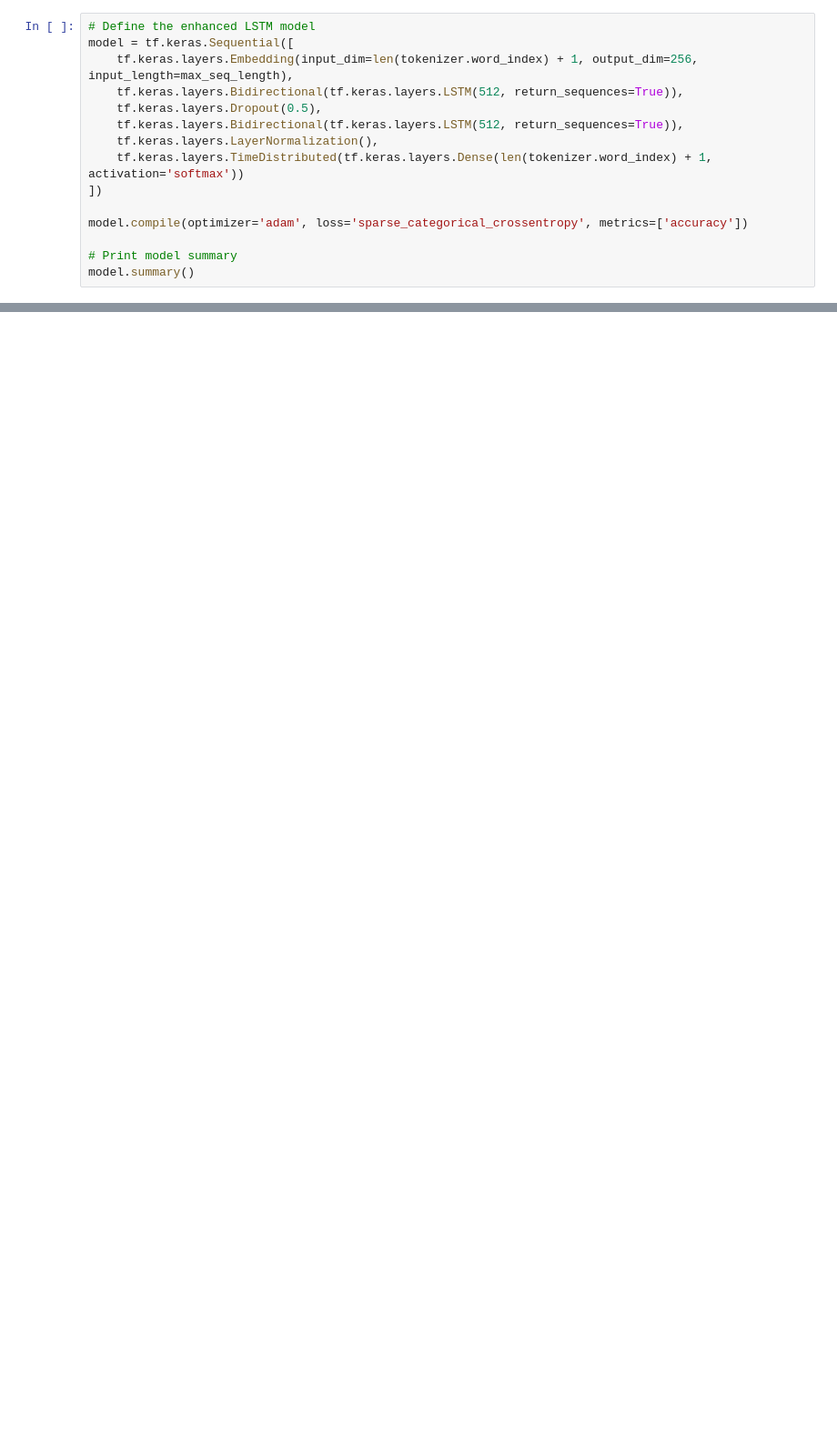
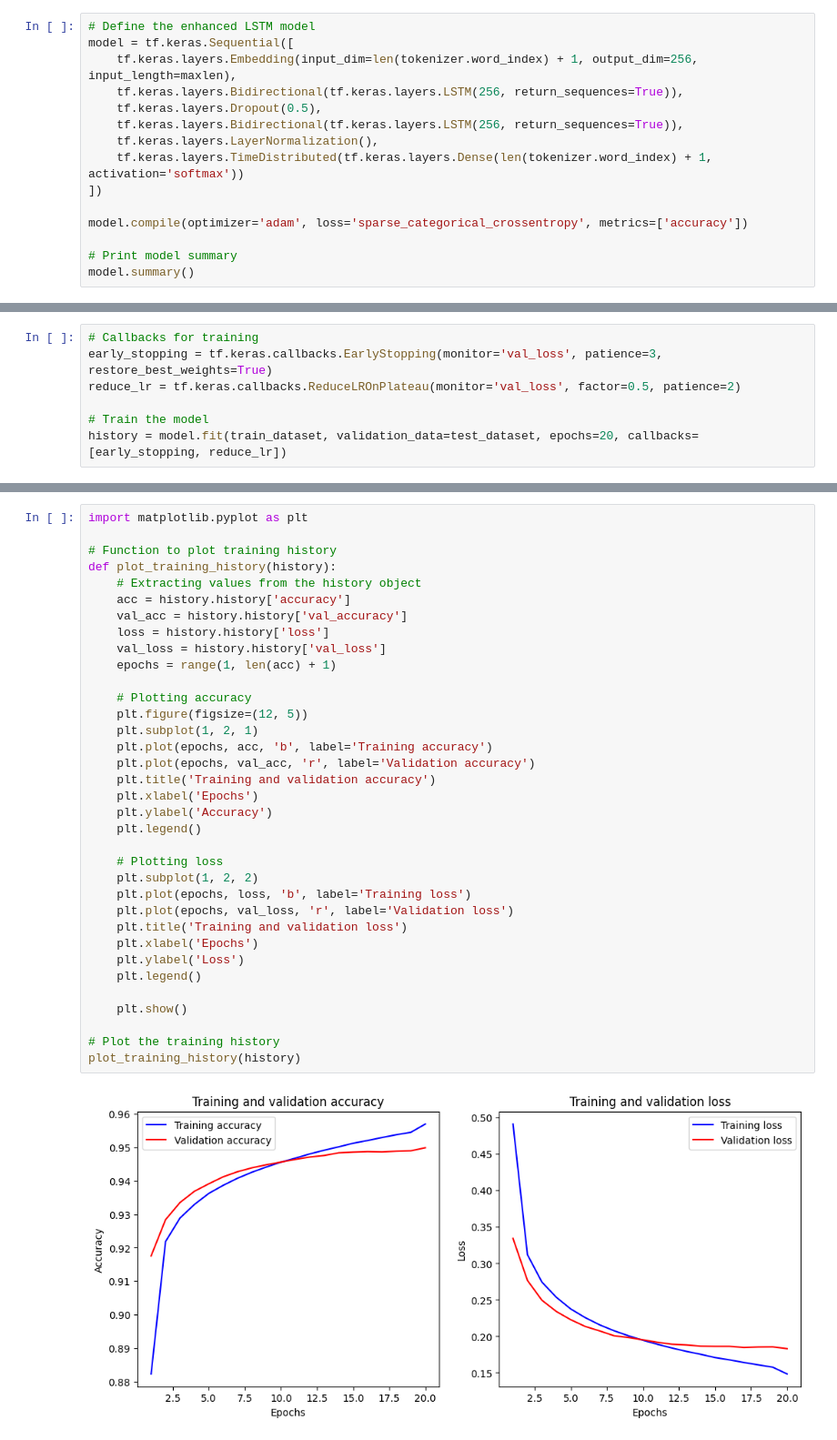
Before and after one commit to ArpanDhot/Grammer-AI-corrector, a Jupyter notebook: Grammer Error Model/Model traning.ipynb, the cells around one changed output, grey strips where cells are left out. Shown at 91% size. Drawn from its saved outputs; the diff is of its cells as text; blank space fills up the shorter version.

Commit message:
Model training updated code

```diff
--- a/Grammer Error Model/Model traning.ipynb
+++ b/Grammer Error Model/Model traning.ipynb
@@ -54,10 +104,10 @@ X_train, X_test, y_train, y_test = train_test_split(X_seq_padded, y_seq_padded,
 # %%
 # Define the enhanced LSTM model
 model = tf.keras.Sequential([
-    tf.keras.layers.Embedding(input_dim=len(tokenizer.word_index) + 1, output_dim=256, input_length=max_seq_length),
-    tf.keras.layers.Bidirectional(tf.keras.layers.LSTM(512, return_sequences=True)),
+    tf.keras.layers.Embedding(input_dim=len(tokenizer.word_index) + 1, output_dim=256, input_length=maxlen),
+    tf.keras.layers.Bidirectional(tf.keras.layers.LSTM(256, return_sequences=True)),
     tf.keras.layers.Dropout(0.5),
-    tf.keras.layers.Bidirectional(tf.keras.layers.LSTM(512, return_sequences=True)),
+    tf.keras.layers.Bidirectional(tf.keras.layers.LSTM(256, return_sequences=True)),
     tf.keras.layers.LayerNormalization(),
     tf.keras.layers.TimeDistributed(tf.keras.layers.Dense(len(tokenizer.word_index) + 1, activation='softmax'))
 ])
@@ -87,0 +155,7 @@ history = model.fit(train_dataset, epochs=20, validation_data=test_dataset)
+# %%
+# Callbacks for training
+early_stopping = tf.keras.callbacks.EarlyStopping(monitor='val_loss', patience=3, restore_best_weights=True)
+reduce_lr = tf.keras.callbacks.ReduceLROnPlateau(monitor='val_loss', factor=0.5, patience=2)
+
+# Train the model
+history = model.fit(train_dataset, validation_data=test_dataset, epochs=20, callbacks=[early_stopping, reduce_lr])
@@ -87,0 +182,37 @@ history = model.fit(train_dataset, epochs=20, validation_data=test_dataset)
+# %%
+import matplotlib.pyplot as plt
+
+# Function to plot training history
+def plot_training_history(history):
+    # Extracting values from the history object
+    acc = history.history['accuracy']
+    val_acc = history.history['val_accuracy']
+    loss = history.history['loss']
+    val_loss = history.history['val_loss']
+    epochs = range(1, len(acc) + 1)
+
+    # Plotting accuracy
+    plt.figure(figsize=(12, 5))
+    plt.subplot(1, 2, 1)
+    plt.plot(epochs, acc, 'b', label='Training accuracy')
+    plt.plot(epochs, val_acc, 'r', label='Validation accuracy')
+    plt.title('Training and validation accuracy')
+    plt.xlabel('Epochs')
+    plt.ylabel('Accuracy')
+    plt.legend()
+
+    # Plotting loss
+    plt.subplot(1, 2, 2)
+    plt.plot(epochs, loss, 'b', label='Training loss')
+    plt.plot(epochs, val_loss, 'r', label='Validation loss')
+    plt.title('Training and validation loss')
+    plt.xlabel('Epochs')
+    plt.ylabel('Loss')
+    plt.legend()
+
+    plt.show()
+
+# Plot the training history
+plot_training_history(history)
+# %% [output]
+[figure, added]
```
Also changed, not shown: parts of 23 cells of this notebook.
